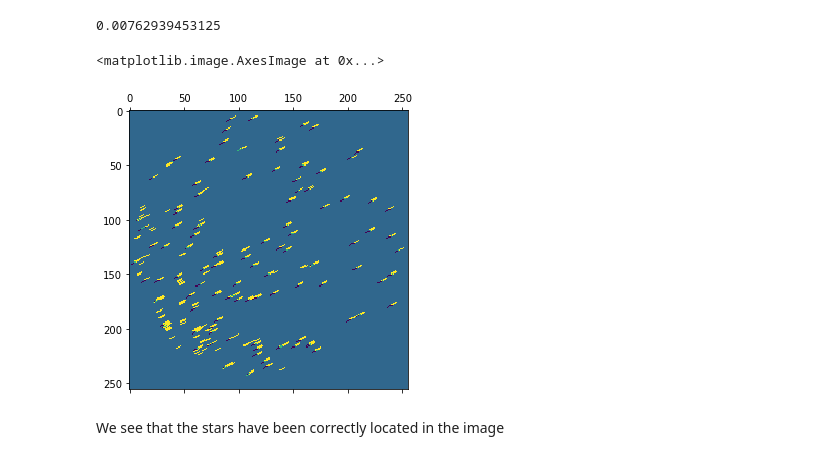
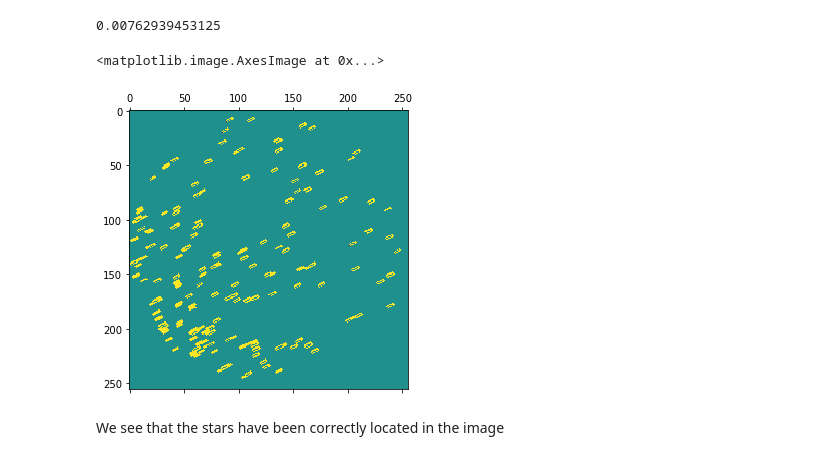
Before and after one commit to AstroStew/ESS5010-Assignment3, a Jupyter notebook: ESS5010Assignment3 Outline.ipynb, the cells around one changed output. Cells and saved outputs as stored; diff of their text form; code cells hidden in the pictures.

```diff
--- a/ESS5010Assignment3 Outline.ipynb
+++ b/ESS5010Assignment3 Outline.ipynb
@@ -1076,13 +1081,10 @@ Essentially now we've identified all the stars in the first composite frame. Let
 # %%
 #Lets make "map" of values
+
+#added offset
 stars_map=np.zeros(np.shape(mean_partial_img_data))
 for i in range(0,np.shape(stars2)[0]):
-    #interate through stars and plot their coordinates on the stars map
-    #pt1=stars_map[stars_list[i][1]][stars_list[i][0]]
-    #pt2=stars_map[stars_list[i][3]][stars_list[i][2]]
-    x_vals=[stars_list[i][0],stars_list[i][2]]
-    y_vals=[stars_list[i][1],stars_list[i][3]]
-    cv.line(stars_map,(stars_list[i][0],stars_list[i][1]),(stars_list[i][2],stars_list[i][3]),(1,1,1),1)
+    cv.line(stars_map,(stars_list[i][0]-3,stars_list[i][1]+2),(stars_list[i][2]-3,stars_list[i][3]+2),(1,1,1),2)
 
 cv.imwrite('starlines.png',stars_map);
 plt.matshow(stars_map)
@@ -1125,10 +1127,10 @@ np.mean(binary_2)
 # %% [output]
 0.00762939453125
 # %%
-differencemap=stars_map*2-binary_2
+differencemap=stars_map-binary_2
 plt.matshow(differencemap)
 # %% [output]
 <matplotlib.image.AxesImage at 0x...>
-[figure, old version]
+[figure, new version]
 # %% [markdown]
 We see that the stars have been correctly located in the image
```
Also changed, not shown: parts of 21 cells of this notebook, 2 other files.
